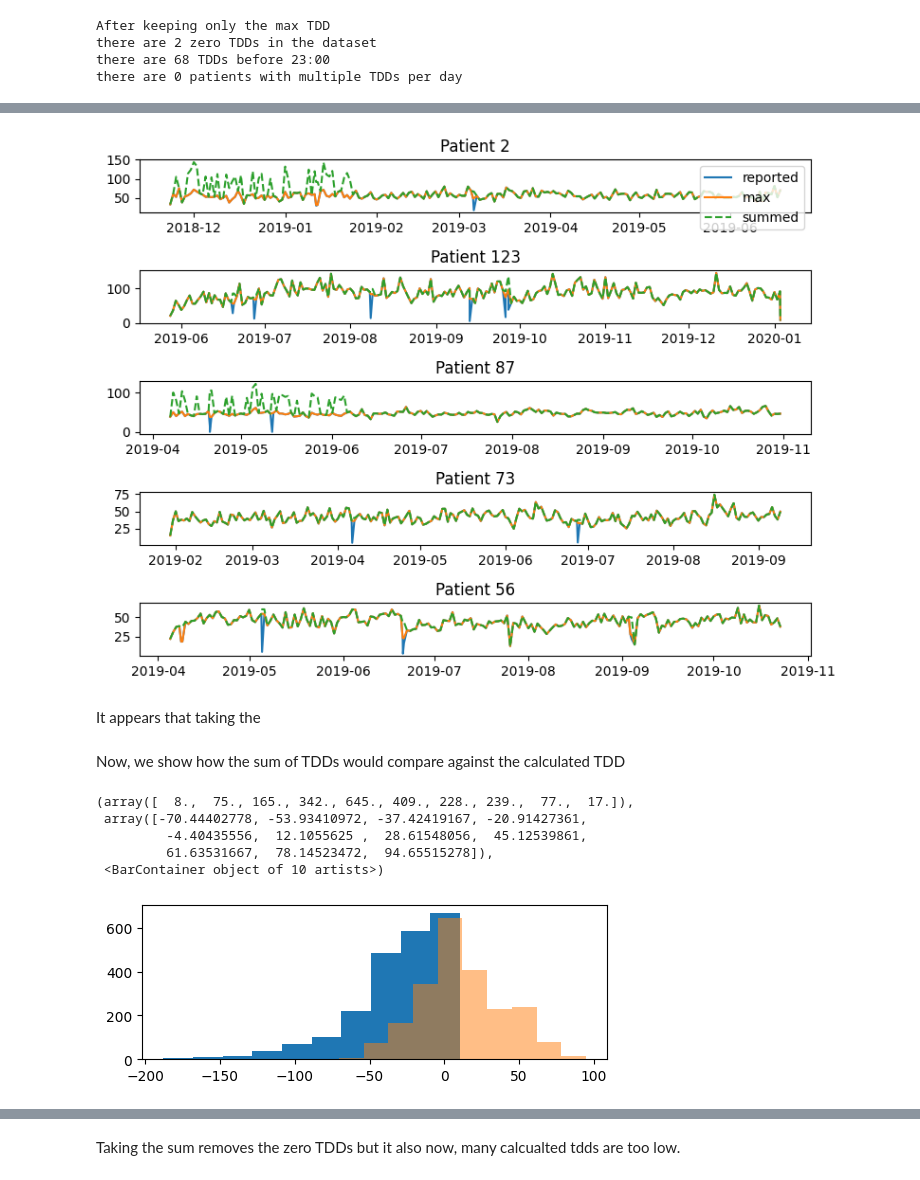
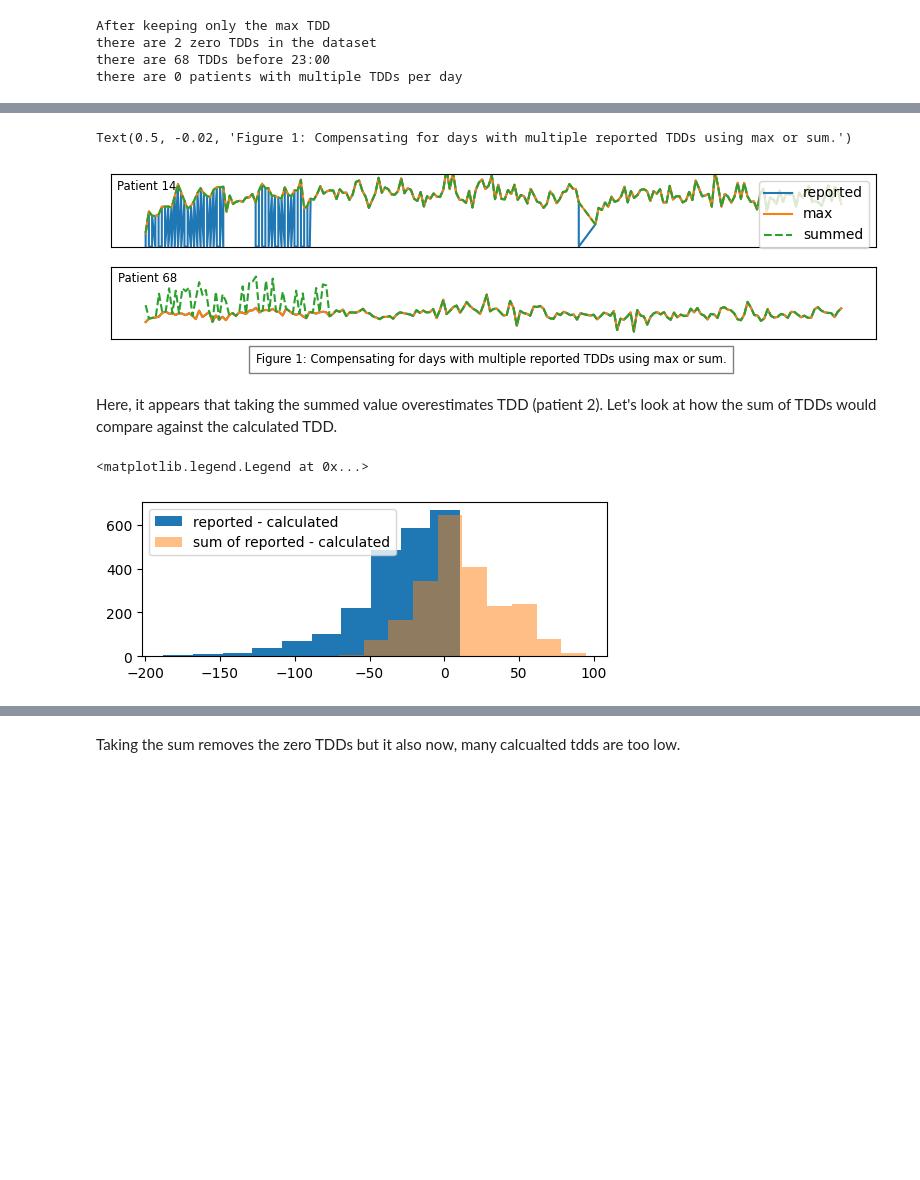
Before and after one commit to nudgebg/egvinsulin, a Jupyter notebook: notebooks/understand-flair-dataset/2024-07-12 - Understanding TDD Discrepancies in Flair Data.ipynb, the cells around one changed output, grey strips where cells are left out. Cells and saved outputs as stored; diff of their text form; code cells hidden in the pictures; blank space fills up the shorter version.

```diff
--- a/notebooks/understand-flair-dataset/2024-07-12 - Understanding TDD Discrepancies in Flair Data.ipynb
+++ b/notebooks/understand-flair-dataset/2024-07-12 - Understanding TDD Discrepancies in Flair Data.ipynb
@@ -522,12 +534,3 @@ After keeping only the max TDD
 there are 2 zero TDDs in the dataset
 there are 68 TDDs before 23:00
 there are 0 patients with multiple TDDs per day
-# %%
-max_tdd  = TDDs.groupby(['patient_id','date']).agg(lambda x: x.iloc[x.tdd_reported.argmax()])
-print(f"After keeping only the max TDD")
-print(f"there are {(max_tdd.tdd_reported==0).sum()} zero TDDs in the dataset")
-print(f"there are {max_tdd.datetime.apply(lambda x: x.hour <23).sum()} TDDs before 23:00")
-print(f"there are {max_tdd.groupby(['patient_id','date']).size().gt(1).sum()} patients with multiple TDDs per day")
-
-#join to TDDs
-TDDs = TDDs.join(max_tdd['tdd_reported'],rsuffix='_max')
@@ -534,4 +539,8 @@ TDDs = TDDs.join(max_tdd['tdd_reported'],rsuffix='_max')
 # %%
-summed = TDDs.groupby(['patient_id','date']).agg({'tdd_reported':'sum'})
+summed_tdd = TDDs.groupby(['patient_id','date']).agg({'tdd_reported':'sum'})
+print(f"After keeping only the sum of TDD")
+print(f"there are {(summed_tdd.tdd_reported==0).sum()} zero TDDs in the dataset")
+print(f"there are {summed_tdd.groupby(['patient_id','date']).size().gt(1).sum()} patients with multiple TDDs per day")
+
 #join to TDDs
-TDDs = TDDs.join(summed,rsuffix='_sum')
+TDDs = TDDs.join(summed_tdd,rsuffix='_sum')
@@ -570,37 +563,36 @@ TDDs_summed = TDDs.groupby(['patient_id','date']).agg({'basal': 'first', 'bolus_
 # %%
 #get affected patients
-duplicated_tdds = TDDs.groupby(['patient_id','date']).filter(lambda x: len(x) > 1)
-patients_with_duplicated_tdds = duplicated_tdds.index.get_level_values('patient_id').unique().astype(int)
+#duplicated_tdds = TDDs.groupby(['patient_id','date']).filter(lambda x: len(x) > 1)
+#patients_with_duplicated_tdds = duplicated_tdds.index.get_level_values('patient_id').unique().astype(int)
+#patient_ids = np.random.choice(patients_with_duplicated_tdds, 8)
+patient_ids = [14,68] # for reproducibility
 
-fig, axs = plt.subplots(5, 1, figsize=(8, 6))
-for i, patient in enumerate(np.random.choice(patients_with_duplicated_tdds, 5)):
-    #reported
-    #temp = flair.df_pump.loc[(flair.df_pump.PtID == patient)].dropna(subset=['TDD'])
-    temp = TDDs.loc[str(patient)]
-    axs[i].plot(temp.datetime, temp.tdd_reported, label='reported')
-    axs[i].plot(temp.datetime, temp.tdd_reported_max, label='max')
-    axs[i].plot(temp.datetime, temp.tdd_reported_sum, '--',label='summed')
-
-    axs[i].set_title(f"Patient {patient}")
-
+fig, axs = plt.subplots(2, 1, figsize=(8, 2))
+for i, patient in enumerate(patient_ids):
+    axs[i].plot(TDDs.loc[str(patient)].datetime, TDDs.loc[str(patient)].tdd_reported, label='reported')
+    axs[i].plot(TDDs.loc[str(patient)].datetime, TDDs.loc[str(patient)].tdd_reported_max, label='max')
+    axs[i].plot(TDDs.loc[str(patient)].datetime, TDDs.loc[str(patient)].tdd_reported_sum, '--',label='summed')
+    #axs[i].set_title(f"Patient {patient}",fontsize='small')
+    axs[i].set_xticks([])
+    axs[i].set_yticks([])
+    axs[i].tick_params(axis='y', labelsize='small')
+    axs[i].tick_params(axis='x', labelsize='small')
+    axs[i].text(axs[i].get_xlim()[0]+2,125,f"Patient {patient}", fontsize='small')
+    axs[i].set_ylim(0,160)
 axs[0].legend()
 plt.tight_layout()
-plt.show()
+plt.figtext(0.5, -0.02, "Figure 1: Compensating for days with multiple reported TDDs using max or sum.", ha="center", fontsize='small', bbox={"facecolor":"white", "alpha":0.5, "pad":5})
 # %% [output]
+Text(0.5, -0.02, 'Figure 1: Compensating for days with multiple reported TDDs using max or sum.')
-[figure, old version]
+[figure, new version]
 # %% [markdown]
-It appears that taking the
+Here, it appears that taking the summed value overestimates TDD (patient 2). Let's look at how the sum of TDDs would compare against the calculated TDD.
-# %% [markdown]
-Now, we show how the sum of TDDs would compare against the calculated TDD
 # %%
 plt.figure(figsize=(6,2))
 duplicated_tdds = TDDs.groupby(['patient_id','date']).filter(lambda x: len(x) > 1).reset_index()
-plt.hist(duplicated_tdds.tdd_reported-(duplicated_tdds.basal+duplicated_tdds.bolus_wo_dups))
-plt.hist(duplicated_tdds.tdd_reported_sum-(duplicated_tdds.basal+duplicated_tdds.bolus_wo_dups),alpha=0.5)
+plt.hist(duplicated_tdds.tdd_reported-(duplicated_tdds.basal+duplicated_tdds.bolus_wo_dups), label='reported - calculated')
+plt.hist(duplicated_tdds.tdd_reported_sum-(duplicated_tdds.basal+duplicated_tdds.bolus_wo_dups),alpha=0.5,label='sum of reported - calculated')
+plt.legend()
 # %% [output]
-(array([  8.,  75., 165., 342., 645., 409., 228., 239.,  77.,  17.]),
- array([-70.44402778, -53.93410972, -37.42419167, -20.91427361,
-         -4.40435556,  12.1055625 ,  28.61548056,  45.12539861,
-         61.63531667,  78.14523472,  94.65515278]),
- <BarContainer object of 10 artists>)
+<matplotlib.legend.Legend at 0x...>
-[figure, old version]
+[figure, new version]
```
Also changed, not shown: parts of 53 cells of this notebook, 1 other file.
